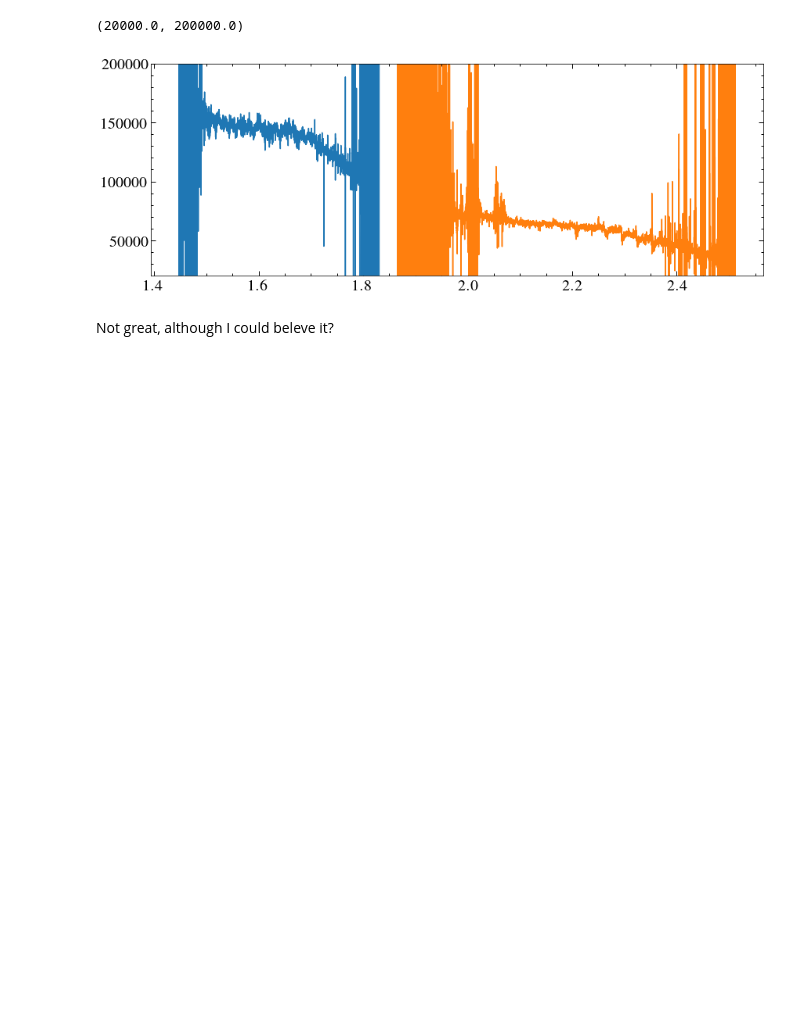
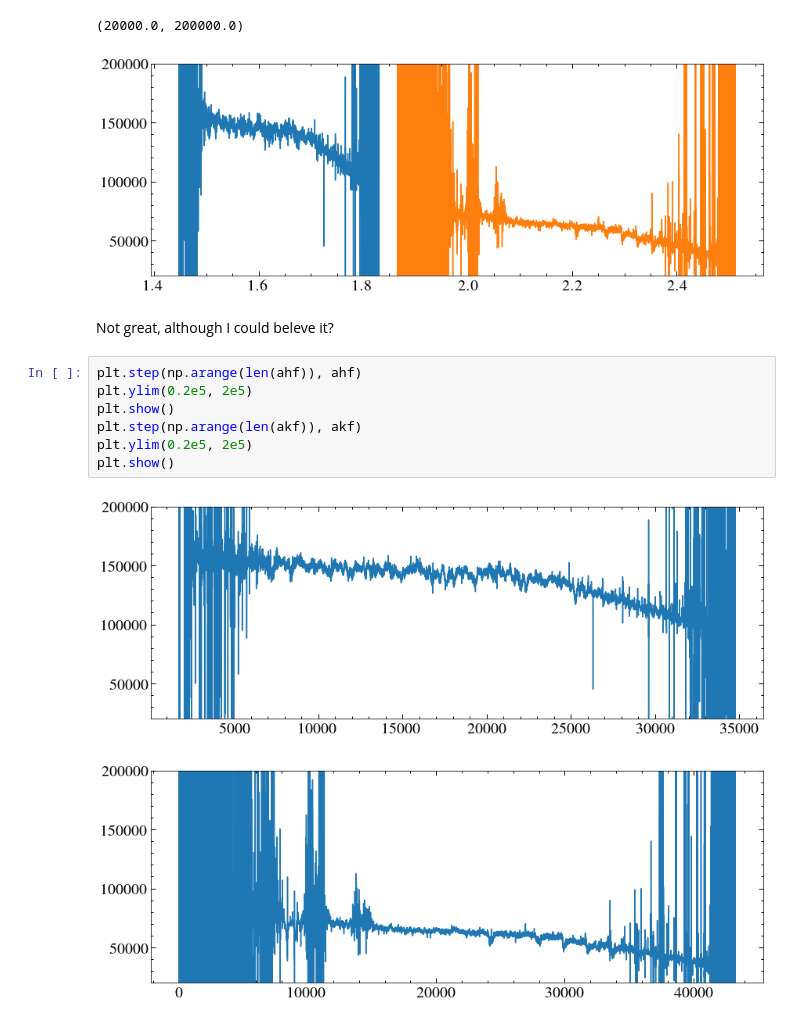
Before and after one commit to davidjwilson/pceb, a Jupyter notebook: igrins/my_igrins.ipynb, the cells around one changed output. Saved outputs shown, nothing was run; the diff lists cells and outputs as text; blank space fills up the shorter version.

```diff
--- a/igrins/my_igrins.ipynb
+++ b/igrins/my_igrins.ipynb
@@ -256,3 +256,13 @@ plt.ylim(0.2e5, 2e5)
 [figure]
 # %% [markdown]
 Not great, although I could beleve it?
+# %%
+plt.step(np.arange(len(ahf)), ahf)
+plt.ylim(0.2e5, 2e5)
+plt.show()
+plt.step(np.arange(len(akf)), akf)
+plt.ylim(0.2e5, 2e5)
+plt.show()
+# %% [output]
+[figure, added]
+[figure, added]
```
Also changed, not shown: parts of 4 cells of this notebook.
